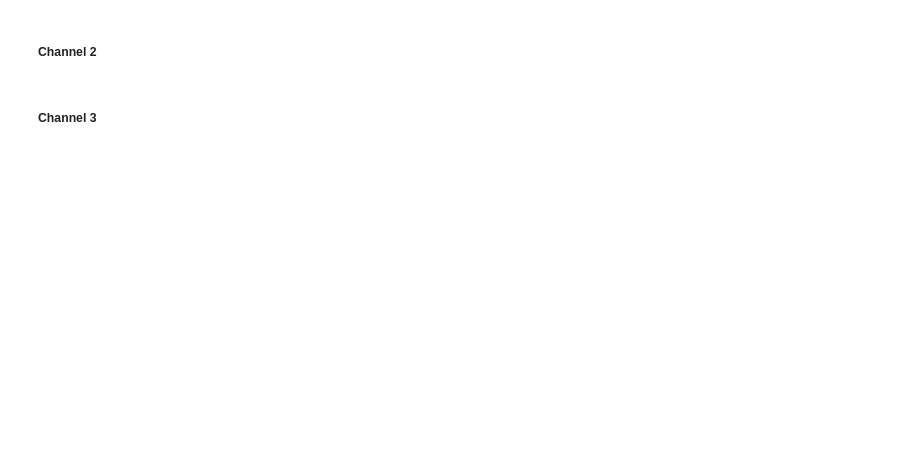
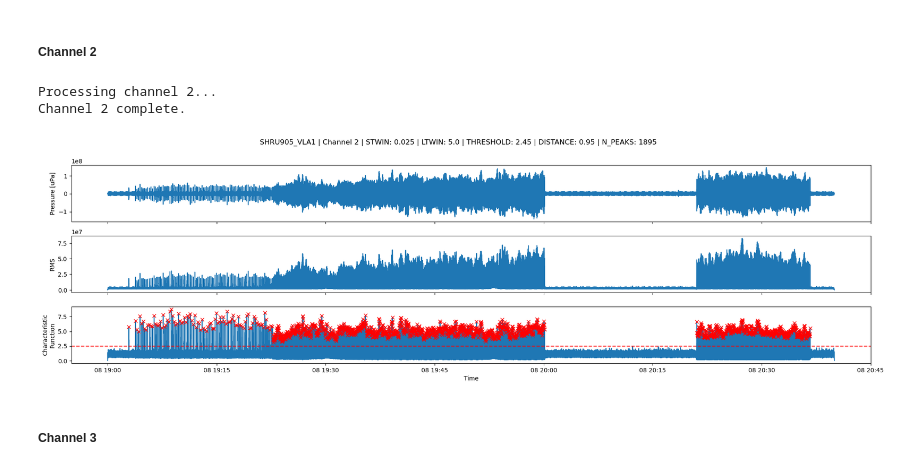
Before and after one commit to NeptuneProjects/RODEO-II_Construction-Soundscape, a Jupyter notebook: src/notebooks/detect.ipynb, the cells around one changed output. Cells and saved outputs as stored; diff of their text form; code cells hidden in the pictures; blank space fills up the shorter version.

```diff
--- a/src/notebooks/detect.ipynb
+++ b/src/notebooks/detect.ipynb
@@ -281,19 +319,30 @@ pulse_start2 = pulse_start
 pulse_end2 = pulse_end
 stwin2 = 0.025
 ltwin2 = 5.0
-threshold2 = 2.25
+threshold2 = 2.45
 distance2 = 0.95
 # %%
 fig = plotting.plot_detection_diagnostic(
     ds,
     stwin=stwin2,
     ltwin=ltwin2,
     threshold=threshold2,
     distance=distance2,
     taper=taper,
     sensor=sensor_name,
     channel=2,
 )
+fig[0].savefig(
+    savedir / f"detection-diagnostic_{sensor_name}_chan2.png",
+    dpi=600,
+    bbox_inches="tight",
+    facecolor="w",
+)
+plt.show()
+# %% [output]
+Processing channel 2...
+Channel 2 complete.
+[figure, added]
 # %% [markdown]
 ##### Channel 3
 # %%
```
Also changed, not shown: parts of 14 cells of this notebook.
